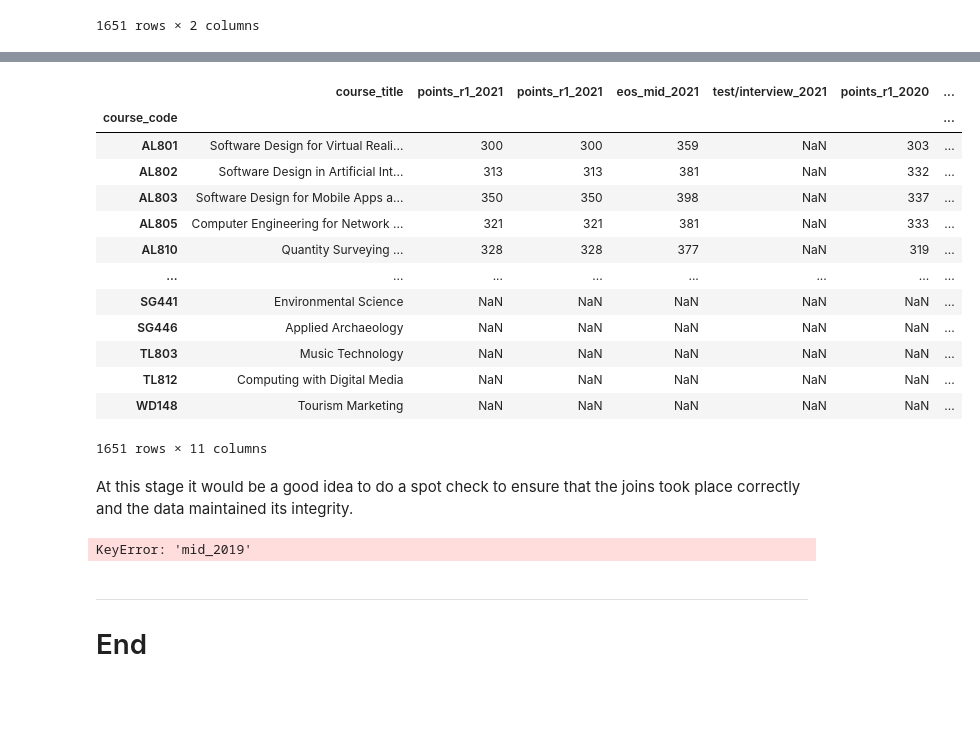
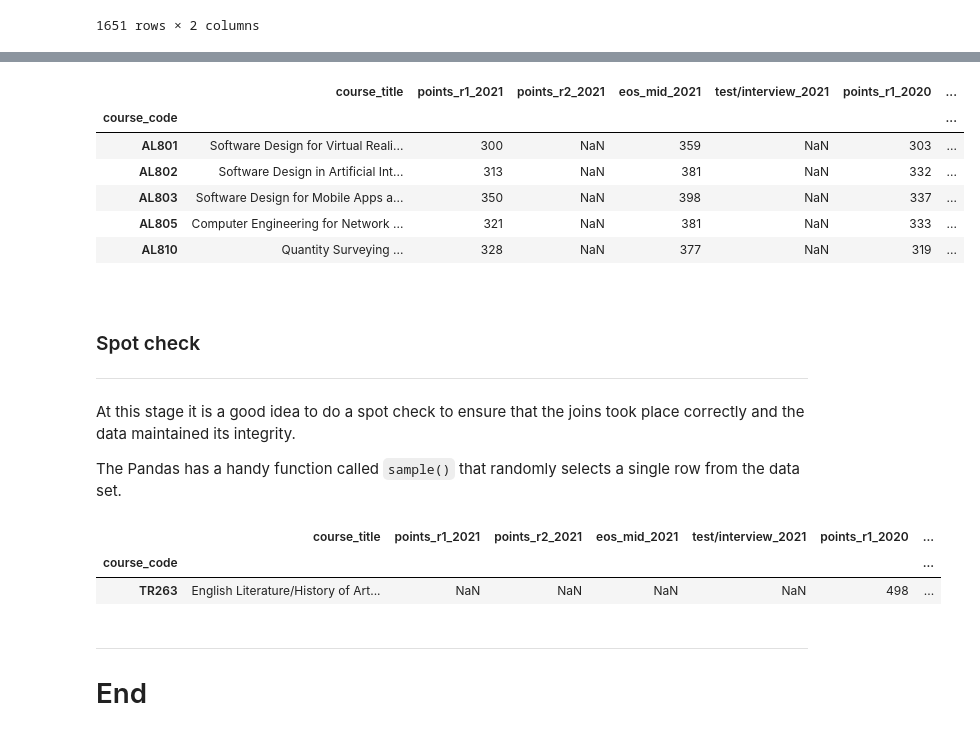
Before and after one commit to Izardo/Fundamentals_of_Data_Analysis, a Jupyter notebook: cao.ipynb, the cells around one changed output, grey strips where cells are left out. Cells and saved outputs as stored; diff of their text form; code cells hidden in the pictures; blank space fills up the shorter version.

```diff
--- a/cao.ipynb
+++ b/cao.ipynb
@@ -268,0 +290,6 @@ eos_2021
+# %%
+# Delete irrelevant columns.
+eos_2021 = eos_2021[['Course Code', 'EOS Midpoints', 'Test/Interview']]
+
+# View the dataframe.
+eos_2021
@@ -690,0 +776,11 @@ df_2021
+# %%
+# Change df_2021 column names to include the year.
+df_2021.columns = ['course_code',
+                   'course_title',
+                   'points_r1_2021',
+                   'points_r2_2021',
+                   'eos_mid_2021',
+                   'test/interview_2021']
+
+# Check dataframe.
+df_2021.head()
@@ -691 +794,7 @@ df_2021
+# %%
+# Join the 2021 points to the all_courses dataframe.
+all_courses = all_courses.join(df_2021[['points_r1_2021',
+                                        'points_r2_2021',
+                                        'eos_mid_2021',
+                                        'test/interview_2021']])
 # %% [markdown]
@@ -715,6 +807,3 @@ df_2021
-# %%
-# Join the 2021 points to the all_courses dataframe.
-all_courses = all_courses.join(df_2021[['points_r1_2021', 'points_r1_2021', 'eos_mid_2021', 'test/interview_2021']])
 # %%
 # Set the all_courses index to be the course_code column.
 all_courses = all_courses.set_index('course_code')
@@ -822,30 +878,36 @@ df_2019.set_index('course_code', inplace=True)
 # %%
 # Join 2019 points to all_courses dataframe.
 all_courses = all_courses.join(df_2019)
 
 # Check.
-all_courses
+all_courses.head()
 # %% [output]
-|  | course_title | points_r1_2021 | points_r1_2021 | eos_mid_2021 | test/interview_2021 | points_r1_2020 | ... |
+|  | course_title | points_r1_2021 | points_r2_2021 | eos_mid_2021 | test/interview_2021 | points_r1_2020 | ... |
 | course_code |  |  |  |  |  |  | ... |
-| AL801 | Software Design for Virtual Reali... | 300 | 300 | 359 | NaN | 303 | ... |
-| AL802 | Software Design in Artificial Int... | 313 | 313 | 381 | NaN | 332 | ... |
-| AL803 | Software Design for Mobile Apps a... | 350 | 350 | 398 | NaN | 337 | ... |
-| AL805 | Computer Engineering for Network ... | 321 | 321 | 381 | NaN | 333 | ... |
-| AL810 | Quantity Surveying ... | 328 | 328 | 377 | NaN | 319 | ... |
-| ... | ... | ... | ... | ... | ... | ... | ... |
-| SG441 | Environmental Science | NaN | NaN | NaN | NaN | NaN | ... |
-| SG446 | Applied Archaeology | NaN | NaN | NaN | NaN | NaN | ... |
-| TL803 | Music Technology | NaN | NaN | NaN | NaN | NaN | ... |
-| TL812 | Computing with Digital Media | NaN | NaN | NaN | NaN | NaN | ... |
-| WD148 | Tourism Marketing | NaN | NaN | NaN | NaN | NaN | ... |
+| AL801 | Software Design for Virtual Reali... | 300 | NaN | 359 | NaN | 303 | ... |
+| AL802 | Software Design in Artificial Int... | 313 | NaN | 381 | NaN | 332 | ... |
+| AL803 | Software Design for Mobile Apps a... | 350 | NaN | 398 | NaN | 337 | ... |
+| AL805 | Computer Engineering for Network ... | 321 | NaN | 381 | NaN | 333 | ... |
+| AL810 | Quantity Surveying ... | 328 | NaN | 377 | NaN | 319 | ... |
-1651 rows × 11 columns
 # %% [markdown]
-At this stage it would be a good idea to do a spot check to ensure that the joins took place correctly and the data maintained its integrity.
+<br>
+
+### Spot check
+***
+
+At this stage it is a good idea to do a spot check to ensure that the joins took place correctly and the data maintained its integrity.
+
+The Pandas has a handy function called `sample()` that randomly selects a single row from the data set.
-# %%
-df_2019['mid_2019']
-# %% [output]
-KeyError: 'mid_2019'
+# %%
+# Pick random row to check.
+all_courses.sample()
+
+# Find a specific course by index.
+all_courses.loc[all_courses.index == 'TR263']
+# %% [output]
+|  | course_title | points_r1_2021 | points_r2_2021 | eos_mid_2021 | test/interview_2021 | points_r1_2020 | ... |
+| course_code |  |  |  |  |  |  | ... |
+| TR263 | English Literature/History of Art... | NaN | NaN | NaN | NaN | 498 | ... |
 # %% [markdown]
 ***
 # End
```
Also changed, not shown: parts of 77 cells of this notebook.
